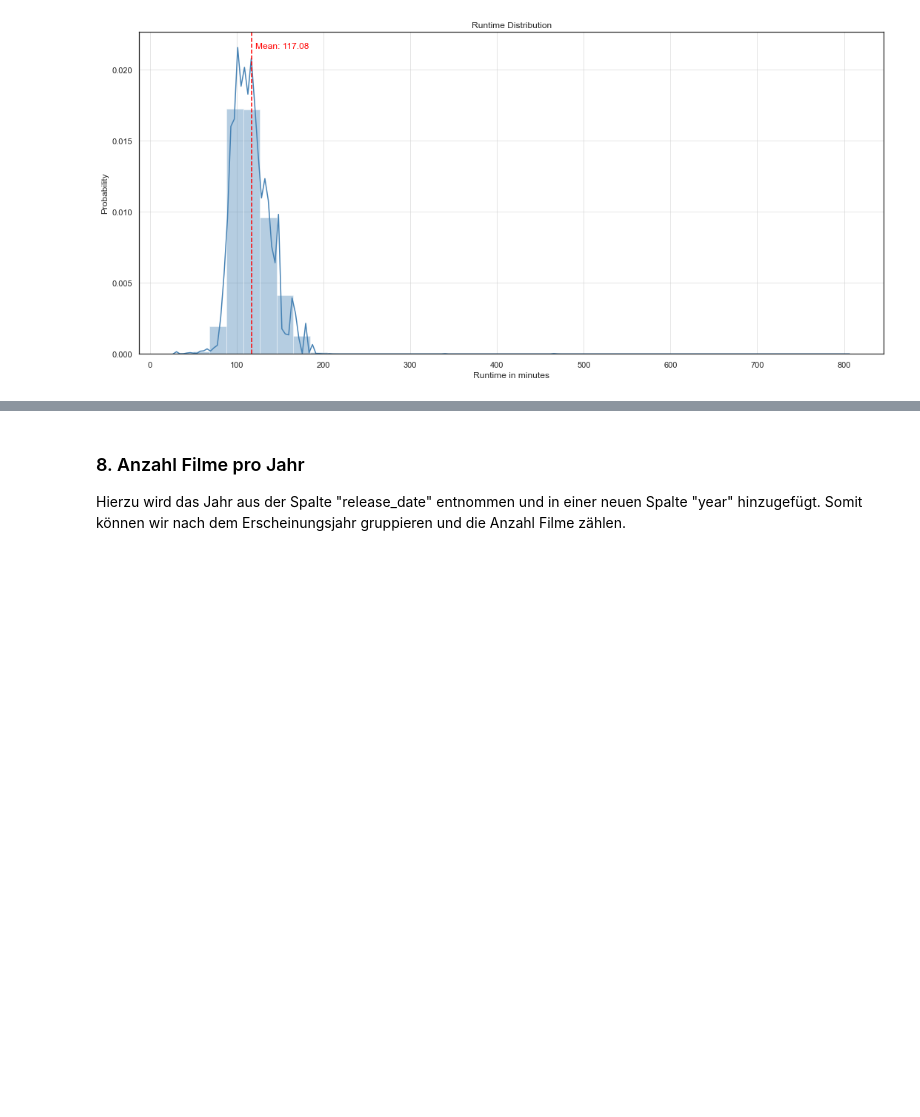
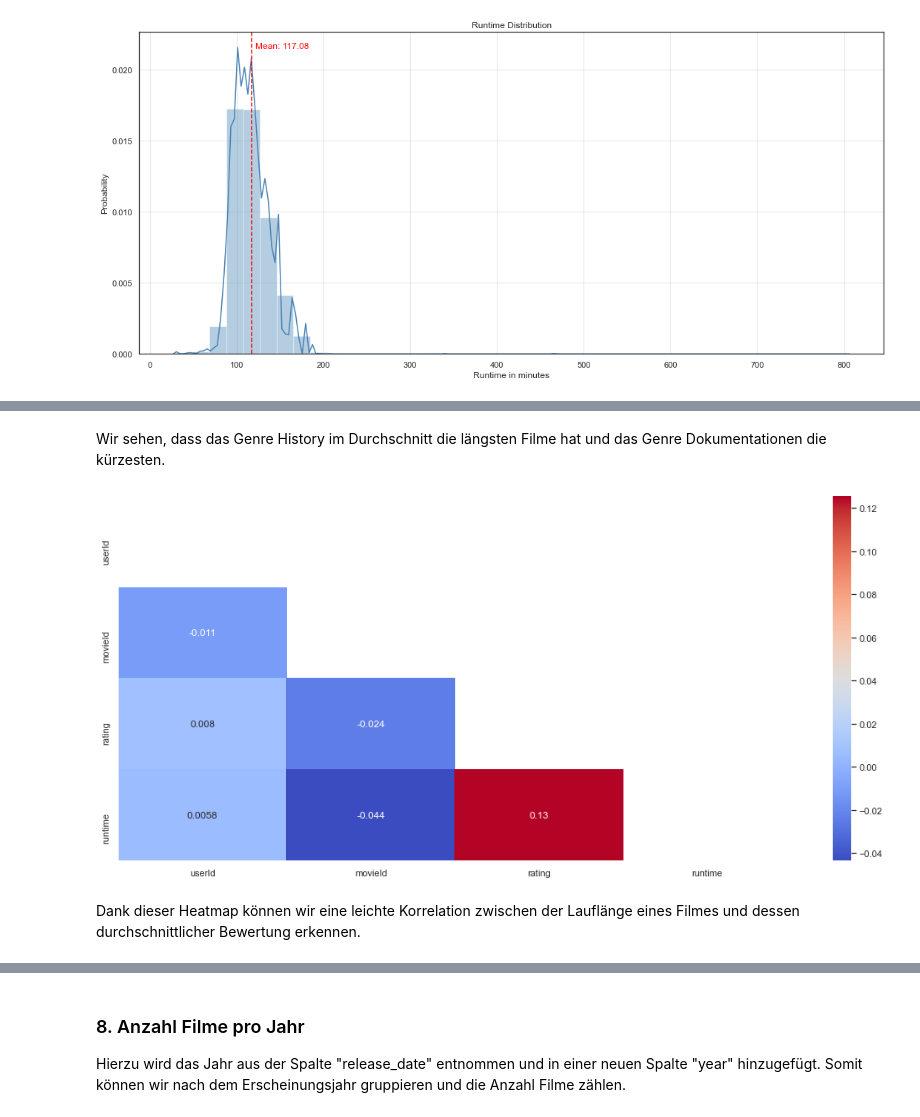
Before and after one commit to Luuzemp14/Cds1_Tinder-4-Movies, a Jupyter notebook: eda.ipynb, the cells around one changed output, grey strips where cells are left out. Saved outputs shown, nothing was run; the diff lists cells and outputs as text; code cells hidden in the pictures; blank space fills up the shorter version.

```diff
--- a/eda.ipynb
+++ b/eda.ipynb
@@ -318,0 +371,11 @@ plt.show()
+# %% [markdown]
+Wir sehen, dass das Genre History im Durchschnitt die längsten Filme hat und das Genre Dokumentationen die kürzesten.
+# %%
+# create a correlation matrix between runtime and average rating of movies as heatmap without diagonal
+import numpy as np
+
+ax = sns.heatmap(df_movies_ratings.corr(), annot = True, cmap = "coolwarm", mask = np.triu(np.ones_like(df_movies_ratings.corr(), dtype = bool)))
+# %% [output]
+[figure, added]
+# %% [markdown]
+Dank dieser Heatmap können wir eine leichte Korrelation zwischen der Lauflänge eines Filmes und dessen durchschnittlicher Bewertung erkennen.
```
Also changed, not shown: parts of 8 cells of this notebook.
